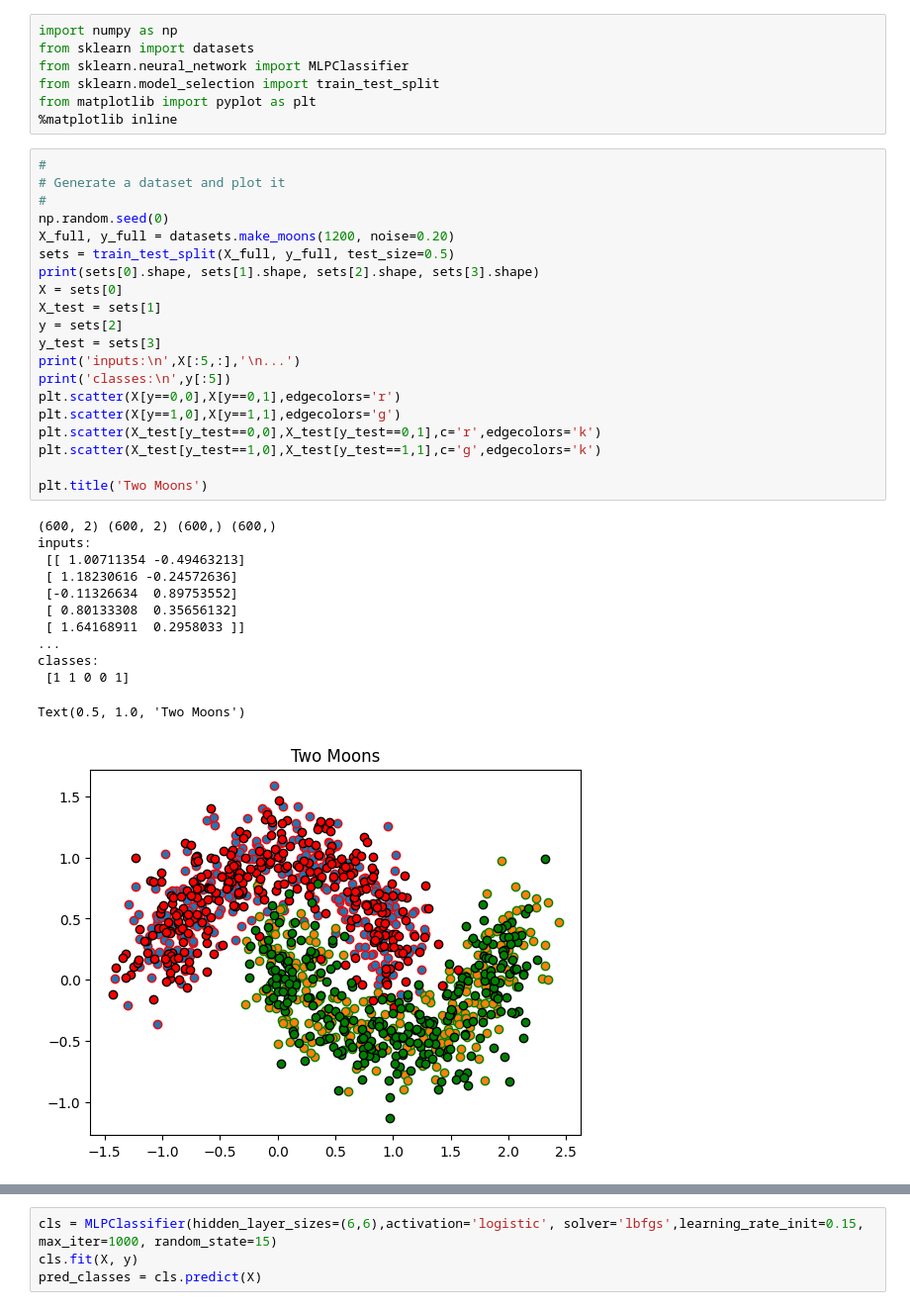
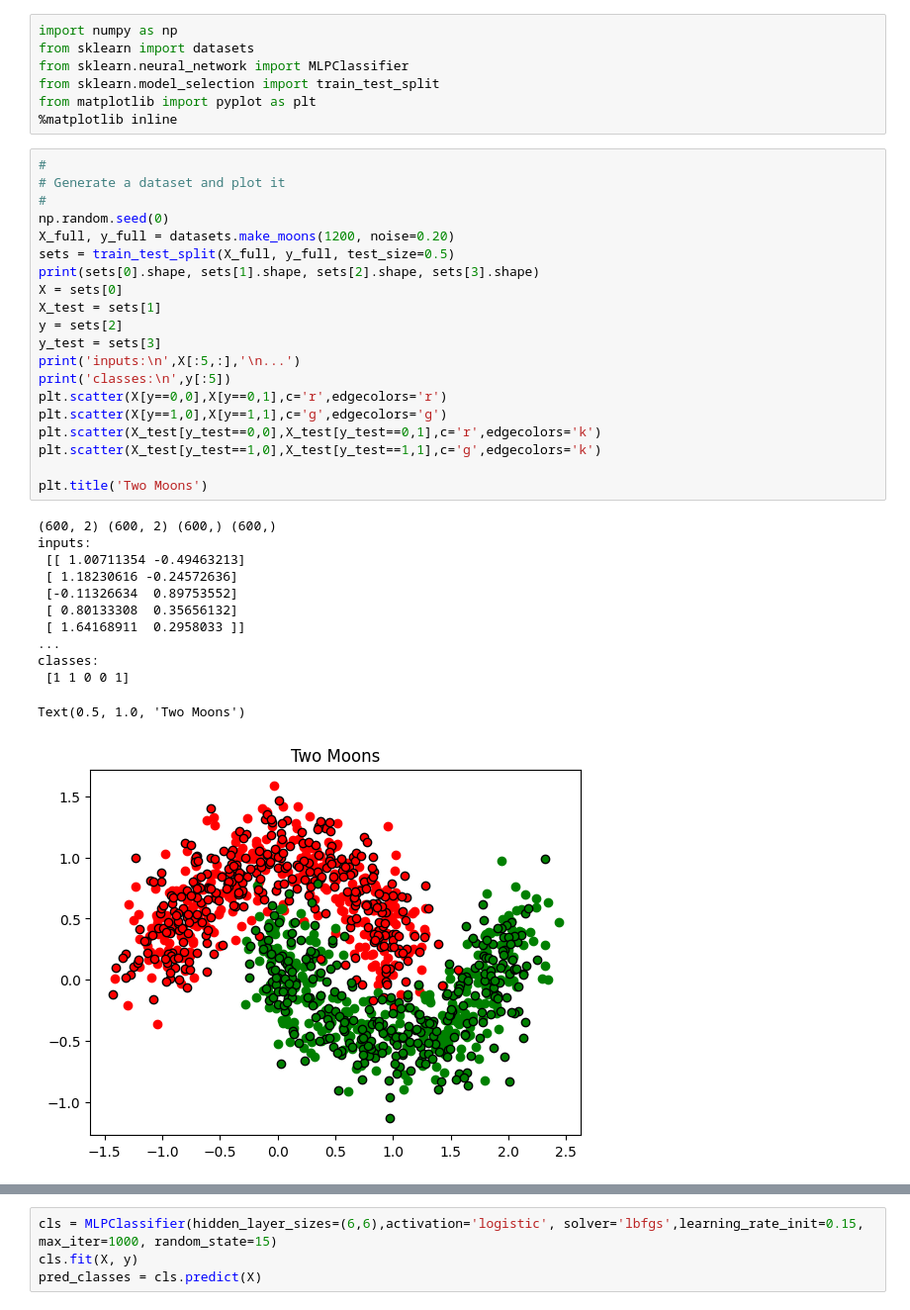
Before and after one commit to agvaniya/jupyter, a Jupyter notebook: ann/neural_nets.ipynb, the cells around one changed output, grey strips where cells are left out. Shown: that part at 99% size. Saved outputs shown, nothing was run; the diff lists cells and outputs as text.

```diff
--- a/ann/neural_nets.ipynb
+++ b/ann/neural_nets.ipynb
@@ -115,36 +133,36 @@ from matplotlib import pyplot as plt
 # %%
 #
 # Generate a dataset and plot it
 #
 np.random.seed(0)
 X_full, y_full = datasets.make_moons(1200, noise=0.20)
 sets = train_test_split(X_full, y_full, test_size=0.5)
 print(sets[0].shape, sets[1].shape, sets[2].shape, sets[3].shape)
 X = sets[0]
 X_test = sets[1]
 y = sets[2]
 y_test = sets[3]
 print('inputs:\n',X[:5,:],'\n...')
 print('classes:\n',y[:5])
-plt.scatter(X[y==0,0],X[y==0,1],edgecolors='r')
-plt.scatter(X[y==1,0],X[y==1,1],edgecolors='g')
+plt.scatter(X[y==0,0],X[y==0,1],c='r',edgecolors='r')
+plt.scatter(X[y==1,0],X[y==1,1],c='g',edgecolors='g')
 plt.scatter(X_test[y_test==0,0],X_test[y_test==0,1],c='r',edgecolors='k')
 plt.scatter(X_test[y_test==1,0],X_test[y_test==1,1],c='g',edgecolors='k')
 
 plt.title('Two Moons')
 # %% [output]
 (600, 2) (600, 2) (600,) (600,)
 inputs:
  [[ 1.00711354 -0.49463213]
  [ 1.18230616 -0.24572636]
  [-0.11326634  0.89753552]
  [ 0.80133308  0.35656132]
  [ 1.64168911  0.2958033 ]]
 ...
 classes:
  [1 1 0 0 1]
 Text(0.5, 1.0, 'Two Moons')
-[figure, old version]
+[figure, new version]
 # %% [markdown]
 ## Let's build a simple neural network
 
```
Also changed, not shown: parts of 8 cells of this notebook, 1 other file.
